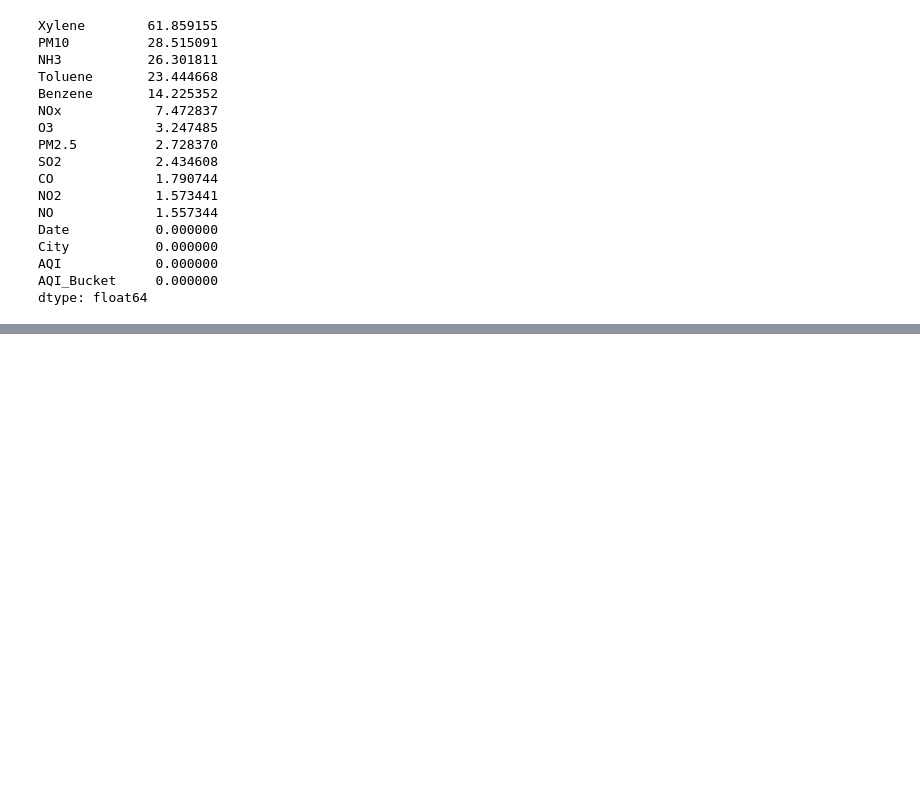
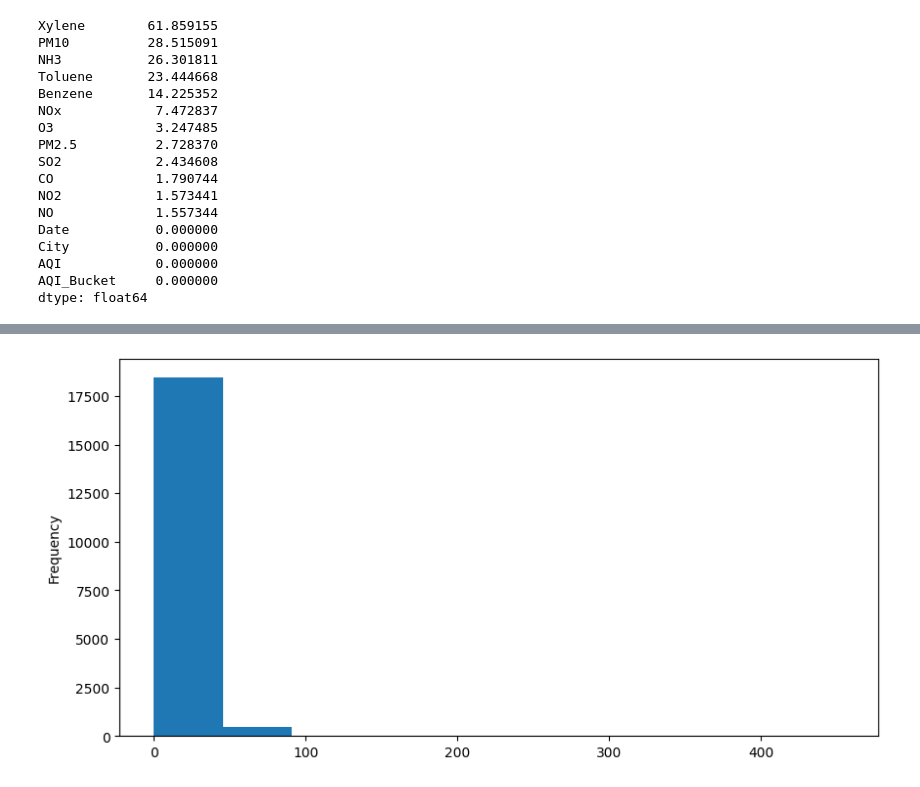
Before and after one commit to Prasanthkumar2004/AQL-Prediction-Model, a Jupyter notebook: AQI Prediction Model/AQI Model.ipynb, the cells around one changed output, grey strips where cells are left out. Cells and saved outputs as stored; diff of their text form; code cells hidden in the pictures; blank space fills up the shorter version.

```diff
--- a/AQI Prediction Model/AQI Model.ipynb
+++ b/AQI Prediction Model/AQI Model.ipynb
@@ -158,0 +179,6 @@ dtype: float64
+# %%
+df['Toluene'].plot(kind='hist',figsize=(10,5))
+plt.legend
+plt.show()
+# %% [output]
+[figure, added]
```
Also changed, not shown: parts of 35 cells of this notebook.
